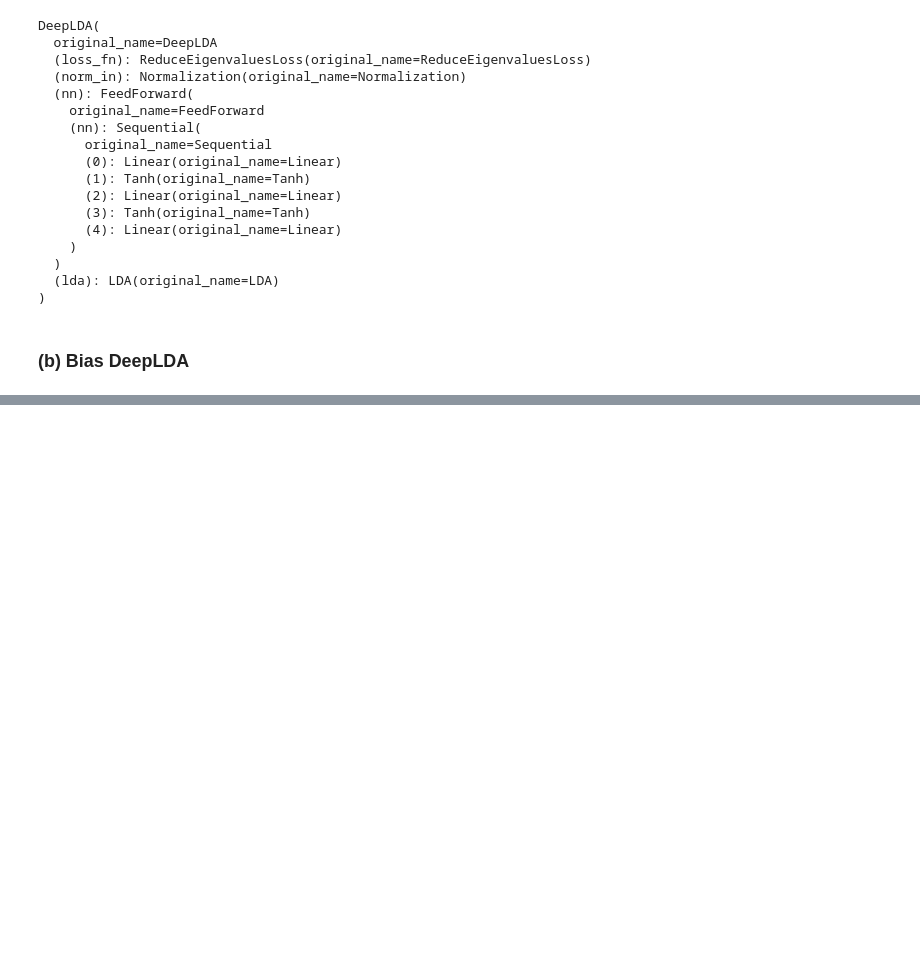
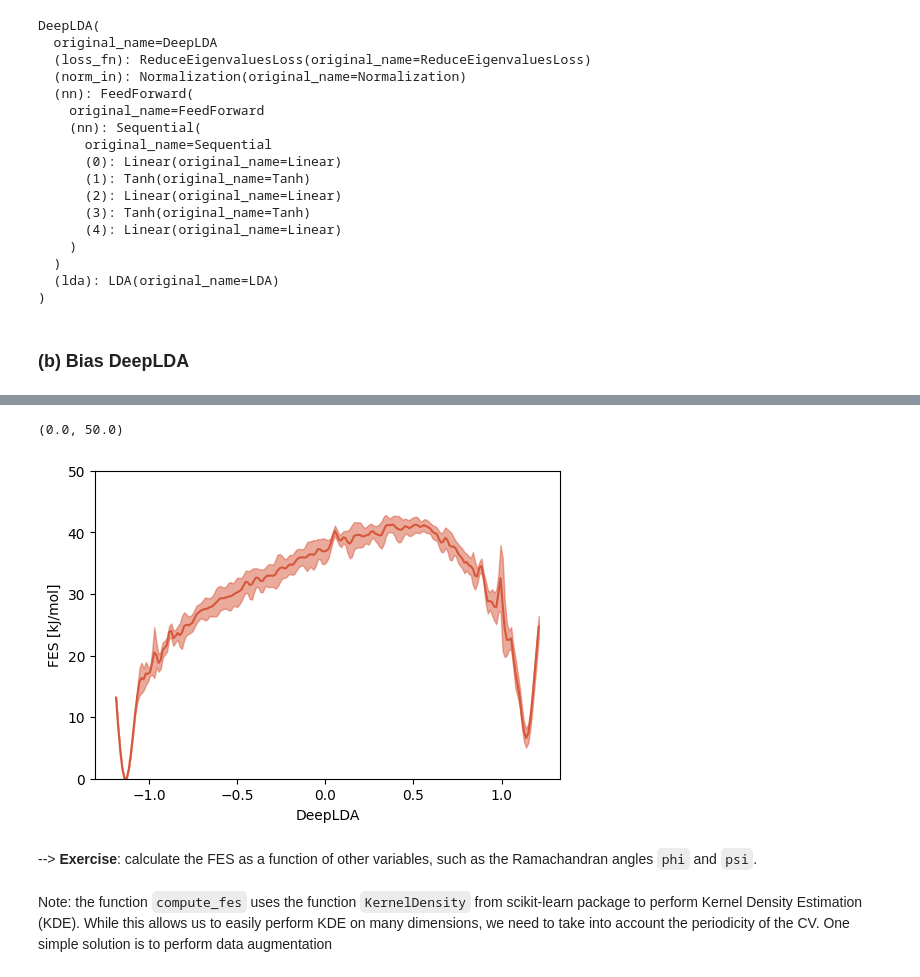
Before and after one commit to danibrb/ML-CV, a Jupyter notebook: notebook/04_full.ipynb, the cells around one changed output, grey strips where cells are left out. Drawn from its saved outputs; the diff is of its cells as text; code cells hidden in the pictures; blank space fills up the shorter version.

```diff
--- a/notebook/04_full.ipynb
+++ b/notebook/04_full.ipynb
@@ -589,0 +665,21 @@ DeepLDA(
+# %%
+s = colvar_ml['deep.node-0'].values
+
+# compute weights
+kbT = 2.5
+w = np.exp(colvar_ml['metad.bias'].values/kbT)
+
+fig,ax = plt.subplots(figsize=(6,4),dpi=100)
+fes,grid,bounds,error = compute_fes(s, weights=w, kbt=kbT,
+                                    blocks=5, bandwidth=0.01,
+                                    plot=True, ax = ax)
+ax.set_xlabel('DeepLDA')
+ax.set_ylabel('FES [kJ/mol]')
+ax.set_ylim(0,50)
+# %% [output]
+(0.0, 50.0)
+[figure, added]
+# %% [markdown]
+--> **Exercise**: calculate the FES as a function of other variables, such as the Ramachandran angles `phi` and `psi`.
+# %% [markdown]
+Note: the function `compute_fes` uses the function `KernelDensity` from scikit-learn package to perform Kernel Density Estimation (KDE). While this allows us to easily perform KDE on many dimensions, we need to take into account the periodicity of the CV. One simple solution is to perform data augmentation
```
Also changed, not shown: parts of 16 cells of this notebook, 1 other file.
